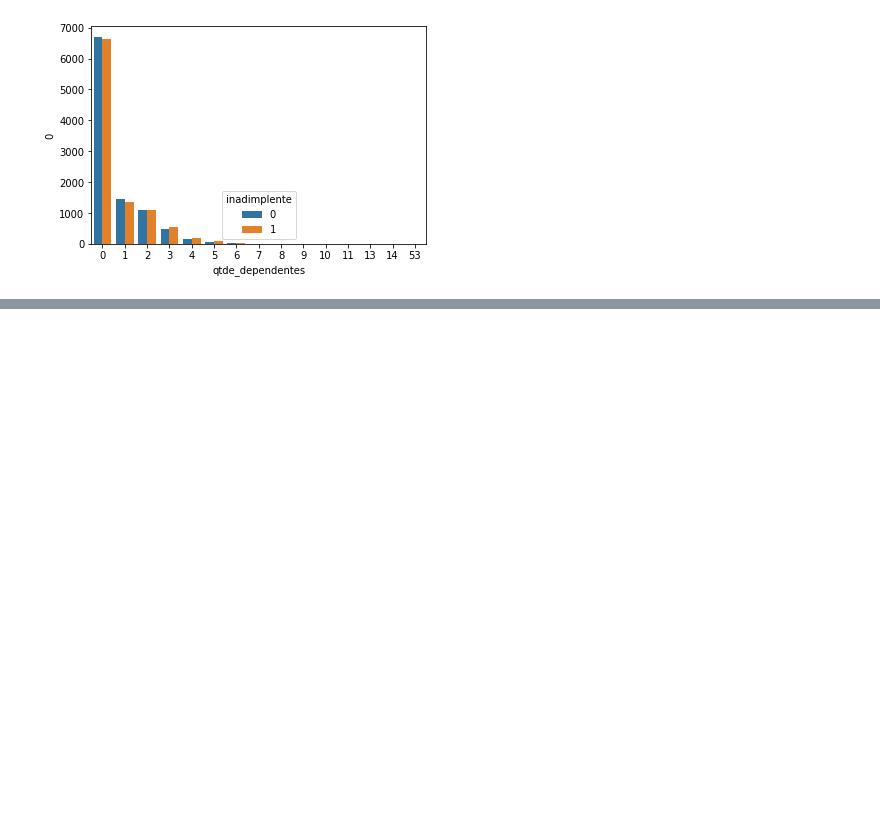
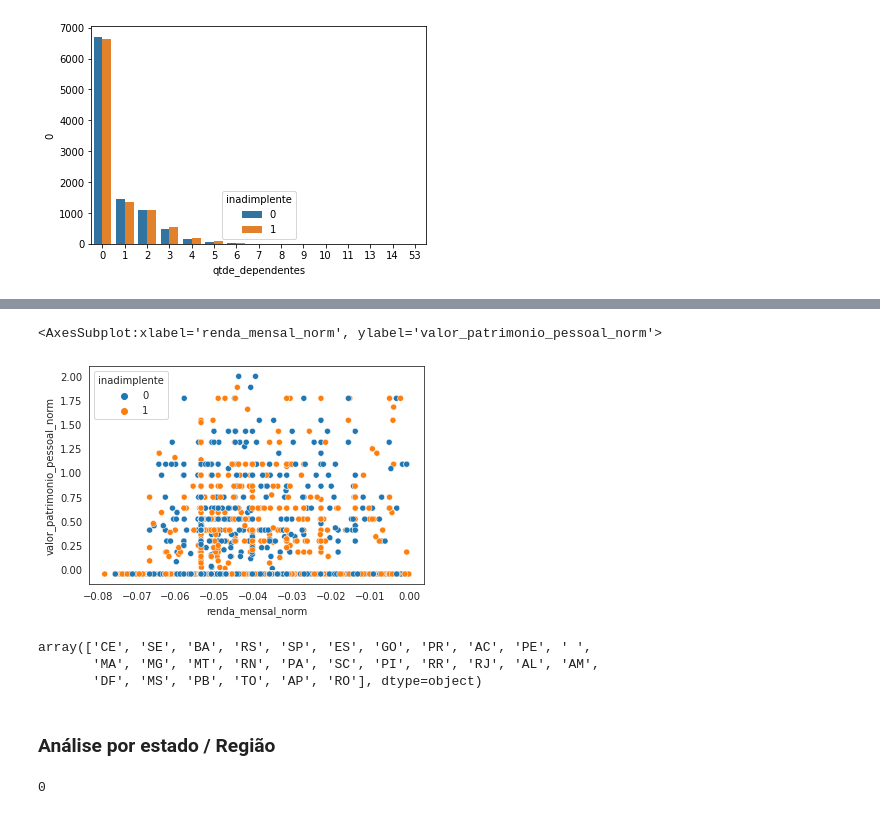
Before and after one commit to QIRoss/Credit-Aproval-Job, a Jupyter notebook: EDA.ipynb, the cells around one changed output, grey strips where cells are left out. Cells and saved outputs as stored; diff of their text form; code cells hidden in the pictures; blank space fills up the shorter version.

Commit message:
gráficos e análises especificas

```diff
--- a/EDA.ipynb
+++ b/EDA.ipynb
@@ -155,0 +216,54 @@ estado_civil
+# %%
+x = credit_df[
+    (credit_df['renda_mensal_norm'] < 0) &
+    (credit_df['valor_patrimonio_pessoal_norm'] < 2)
+     ][['renda_mensal_norm', 'valor_patrimonio_pessoal_norm', 'inadimplente']]
+
+sns.scatterplot(x='renda_mensal_norm', y='valor_patrimonio_pessoal_norm', data=x, hue='inadimplente')
+# %% [output]
+<AxesSubplot:xlabel='renda_mensal_norm', ylabel='valor_patrimonio_pessoal_norm'>
+[figure, added]
+# %%
+credit_df['estado_onde_nasceu'].unique()
+# %% [output]
+array(['CE', 'SE', 'BA', 'RS', 'SP', 'ES', 'GO', 'PR', 'AC', 'PE', ' ',
+       'MA', 'MG', 'MT', 'RN', 'PA', 'SC', 'PI', 'RR', 'RJ', 'AL', 'AM',
+       'DF', 'MS', 'PB', 'TO', 'AP', 'RO'], dtype=object)
+# %% [markdown]
+### Análise por estado / Região
+# %%
+regions = {'PR' : 'Sul',
+'RS' : 'Sul',
+'SC' : 'Sul',
+'RJ' : 'Sudeste',
+'SP' : 'Sudeste',
+'ES' : 'Sudeste',
+'MG' : 'Sudeste',
+'DF' : 'Centro-Oeste',
+'GO' : 'Centro-Oeste',
+'MT' : 'Centro-Oeste',
+'MS' : 'Centro-Oeste',
+'PA' : 'Norte',
+'AC' : 'Norte',
+'RR' : 'Norte',
+'AM' : 'Norte',
+'RO' : 'Norte',
+'TO' : 'Norte',
+'AP' : 'Norte',
+'BA' : 'Nordeste',
+'CE' : 'Nordeste',
+'SE' : 'Nordeste',
+'PE' : 'Nordeste',
+'MA' : 'Nordeste',
+'PI' : 'Nordeste',
+'AL' : 'Nordeste',
+'PB' : 'Nordeste',
+'RN' : 'Nordeste',
+' ' : 'Sem estado'}
+
+
+credit_df['regiao'] = credit_df['estado_onde_nasceu'].map(regions)
+
+credit_df['regiao'].isna().sum()
+# %% [output]
+0
```
Also changed, not shown: parts of 16 cells of this notebook.
